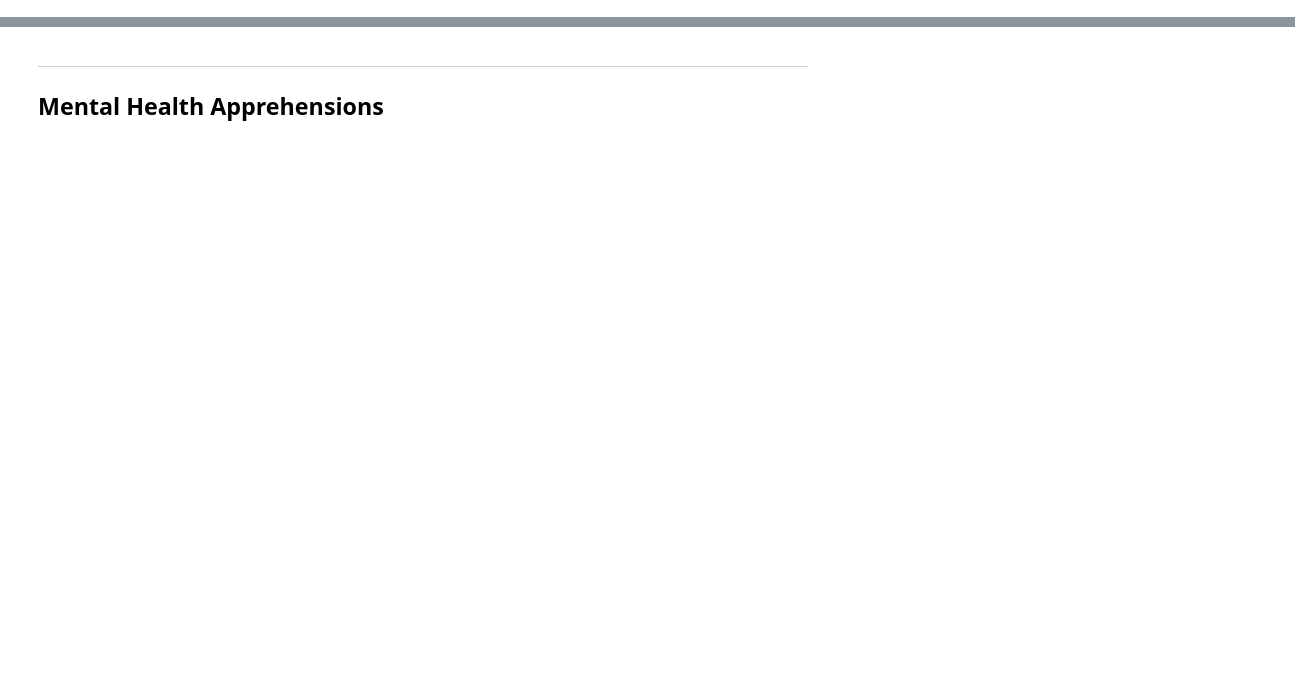
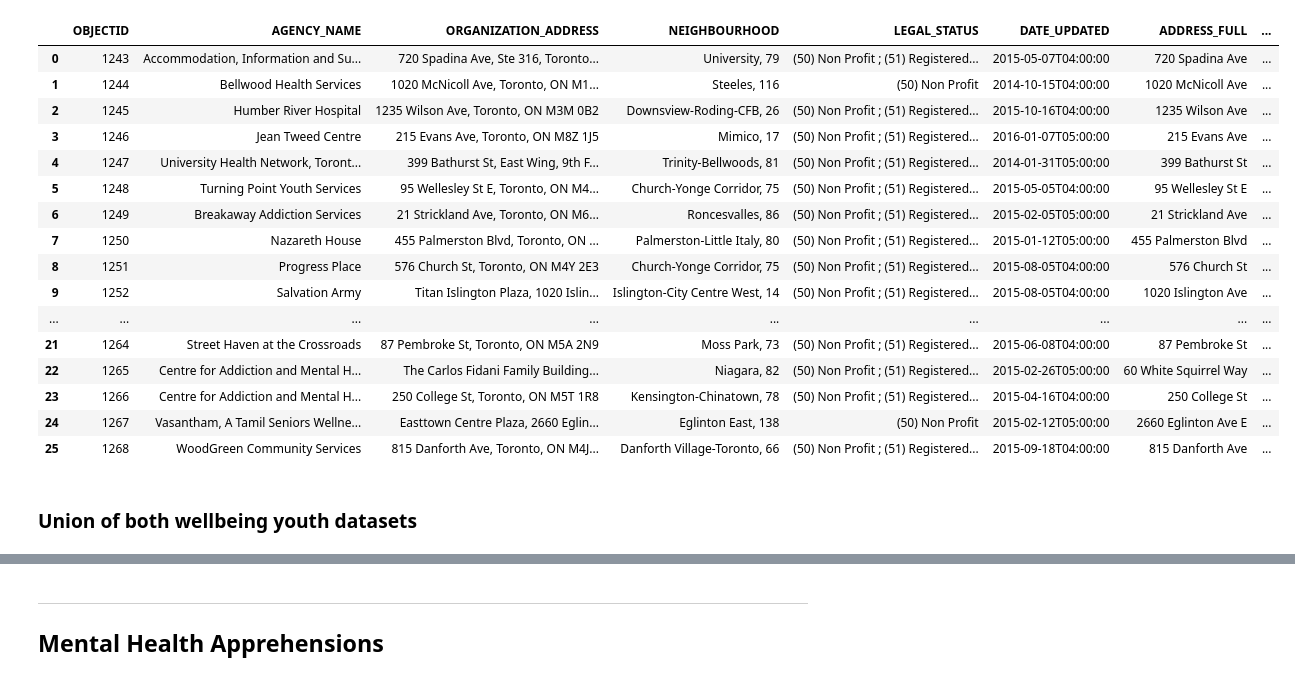
Before and after one commit to tsbarr/toronto-open-data, a Jupyter notebook: mental-health-services/notebooks/01_data_collection.ipynb, the cells around one changed output, grey strips where cells are left out. Cells and saved outputs as stored; diff of their text form; code cells hidden in the pictures; blank space fills up the shorter version.

Commit message:
clean and process wellbeing youth data

```diff
--- a/mental-health-services/notebooks/01_data_collection.ipynb
+++ b/mental-health-services/notebooks/01_data_collection.ipynb
@@ -11,0 +106,32 @@ client = TorontoOpenDataAPI()
+# %%
+cdp_df = cdp_df[[
+    'OBJECTID',
+    'AGENCY_NAME',
+    'ORGANIZATION_ADDRESS',
+    'NEIGHBOURHOOD',
+    'LEGAL_STATUS',
+    'DATE_UPDATED',
+    'ADDRESS_FULL',
+    'MUNICIPALITY',
+    'POSTAL_CODE',
+    'geometry'
+]]
+cdp_df
+# %% [output]
+|  | OBJECTID | AGENCY_NAME | ORGANIZATION_ADDRESS | NEIGHBOURHOOD | LEGAL_STATUS | DATE_UPDATED | ADDRESS_FULL | ... |
+| 0 | 1243 | Accommodation, Information and Su... | 720 Spadina Ave, Ste 316, Toronto... | University, 79 | (50) Non Profit ; (51) Registered... | 2015-05-07T04:00:00 | 720 Spadina Ave | ... |
+| 1 | 1244 | Bellwood Health Services | 1020 McNicoll Ave, Toronto, ON M1... | Steeles, 116 | (50) Non Profit | 2014-10-15T04:00:00 | 1020 McNicoll Ave | ... |
+| 2 | 1245 | Humber River Hospital | 1235 Wilson Ave, Toronto, ON M3M 0B2 | Downsview-Roding-CFB, 26 | (50) Non Profit ; (51) Registered... | 2015-10-16T04:00:00 | 1235 Wilson Ave | ... |
+| 3 | 1246 | Jean Tweed Centre | 215 Evans Ave, Toronto, ON M8Z 1J5 | Mimico, 17 | (50) Non Profit ; (51) Registered... | 2016-01-07T05:00:00 | 215 Evans Ave | ... |
+| 4 | 1247 | University Health Network, Toront... | 399 Bathurst St, East Wing, 9th F... | Trinity-Bellwoods, 81 | (50) Non Profit ; (51) Registered... | 2014-01-31T05:00:00 | 399 Bathurst St | ... |
+| 5 | 1248 | Turning Point Youth Services | 95 Wellesley St E, Toronto, ON M4... | Church-Yonge Corridor, 75 | (50) Non Profit ; (51) Registered... | 2015-05-05T04:00:00 | 95 Wellesley St E | ... |
+| 6 | 1249 | Breakaway Addiction Services | 21 Strickland Ave, Toronto, ON M6... | Roncesvalles, 86 | (50) Non Profit ; (51) Registered... | 2015-02-05T05:00:00 | 21 Strickland Ave | ... |
+| 7 | 1250 | Nazareth House | 455 Palmerston Blvd, Toronto, ON ... | Palmerston-Little Italy, 80 | (50) Non Profit ; (51) Registered... | 2015-01-12T05:00:00 | 455 Palmerston Blvd | ... |
+| 8 | 1251 | Progress Place | 576 Church St, Toronto, ON M4Y 2E3 | Church-Yonge Corridor, 75 | (50) Non Profit ; (51) Registered... | 2015-08-05T04:00:00 | 576 Church St | ... |
+| 9 | 1252 | Salvation Army | Titan Islington Plaza, 1020 Islin... | Islington-City Centre West, 14 | (50) Non Profit ; (51) Registered... | 2015-08-05T04:00:00 | 1020 Islington Ave | ... |
+| ... | ... | ... | ... | ... | ... | ... | ... | ... |
+| 21 | 1264 | Street Haven at the Crossroads | 87 Pembroke St, Toronto, ON M5A 2N9 | Moss Park, 73 | (50) Non Profit ; (51) Registered... | 2015-06-08T04:00:00 | 87 Pembroke St | ... |
+| 22 | 1265 | Centre for Addiction and Mental H... | The Carlos Fidani Family Building... | Niagara, 82 | (50) Non Profit ; (51) Registered... | 2015-02-26T05:00:00 | 60 White Squirrel Way | ... |
+| 23 | 1266 | Centre for Addiction and Mental H... | 250 College St, Toronto, ON M5T 1R8 | Kensington-Chinatown, 78 | (50) Non Profit ; (51) Registered... | 2015-04-16T04:00:00 | 250 College St | ... |
+| 24 | 1267 | Vasantham, A Tamil Seniors Wellne... | Easttown Centre Plaza, 2660 Eglin... | Eglinton East, 138 | (50) Non Profit | 2015-02-12T05:00:00 | 2660 Eglinton Ave E | ... |
+| 25 | 1268 | WoodGreen Community Services | 815 Danforth Ave, Toronto, ON M4J... | Danforth Village-Toronto, 66 | (50) Non Profit ; (51) Registered... | 2015-09-18T04:00:00 | 815 Danforth Ave | ... |
@@ -11,0 +140,2 @@ client = TorontoOpenDataAPI()
+# %% [markdown]
+### Union of both wellbeing youth datasets
```
Also changed, not shown: parts of 27 cells of this notebook.
